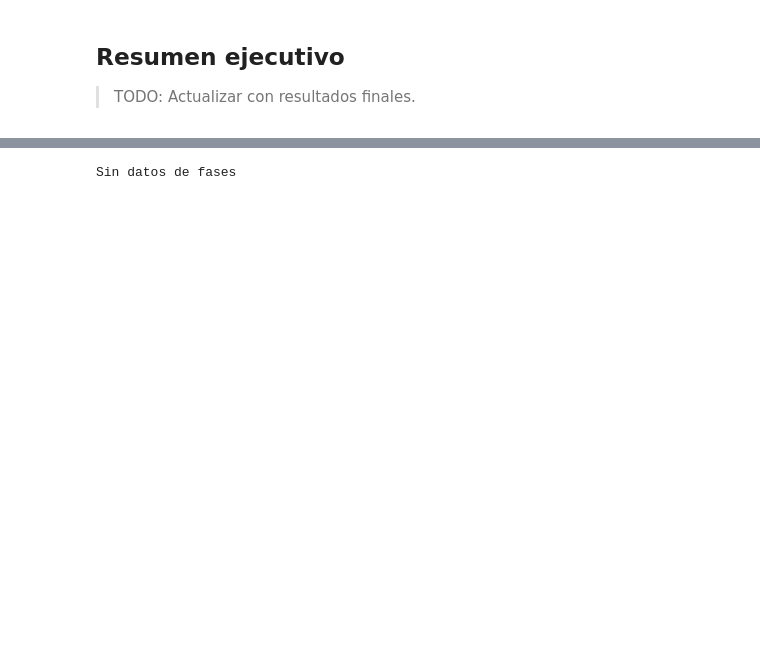
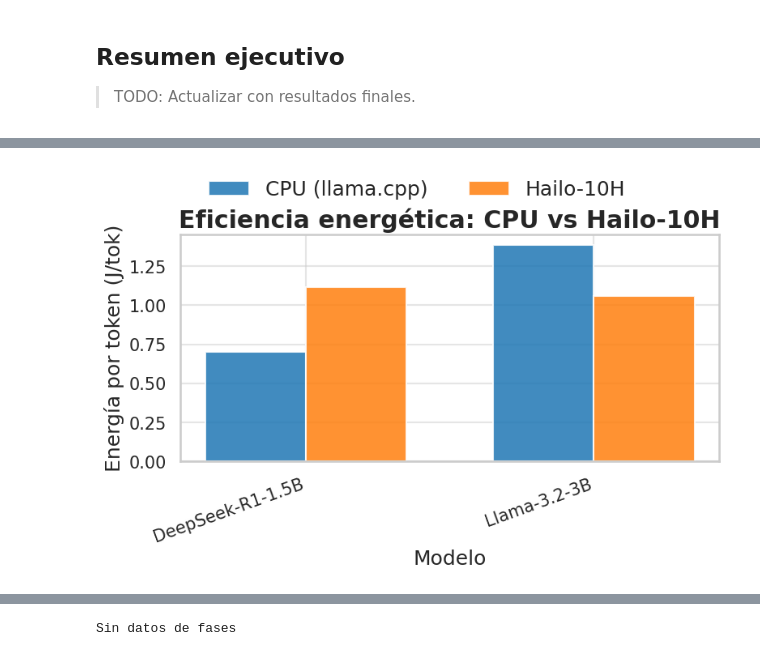
Before and after one commit to TFG-yisuscc/MonitorSystemVisualizer, a Jupyter notebook: notebooks/11_E5_hailo.ipynb, the cells around one changed output, grey strips where cells are left out. Cells and saved outputs as stored; diff of their text form; code cells hidden in the pictures; blank space fills up the shorter version.

```diff
--- a/notebooks/11_E5_hailo.ipynb
+++ b/notebooks/11_E5_hailo.ipynb
@@ -85,0 +218,24 @@ Los datos de E5 (Hailo) aún no están disponibles.
+# %%
+# Fig 2 — Eficiencia energética: J/tok CPU vs Hailo
+if not fom_red_df.empty:
+    _models2 = fom_red_df["model_base"].tolist()
+    _x2 = np.arange(len(_models2))
+    _w2 = 0.35
+
+    fig, ax = plt.subplots(figsize=(8, 5))
+    ax.bar(_x2 - _w2/2, fom_red_df["J/tok CPU"],   _w2,
+           label="CPU (llama.cpp)", color="tab:blue",   alpha=0.85)
+    ax.bar(_x2 + _w2/2, fom_red_df["J/tok Hailo"], _w2,
+           label="Hailo-10H",       color="tab:orange", alpha=0.85)
+    ax.set_xticks(_x2)
+    ax.set_xticklabels(_models2, rotation=20, ha='right')
+    ax.set_ylabel("Energía por token (J/tok)")
+    ax.set_xlabel("Modelo")
+    ax.set_title("Eficiencia energética: CPU vs Hailo-10H")
+    fig.legend(loc="upper center", bbox_to_anchor=(0.5, 1.06), ncol=2, frameon=False)
+    fig.tight_layout()
+    plt.show()
+else:
+    print("Sin datos")
+# %% [output]
+[figure, added]
```
Also changed, not shown: parts of 23 cells of this notebook, 16 other files.
